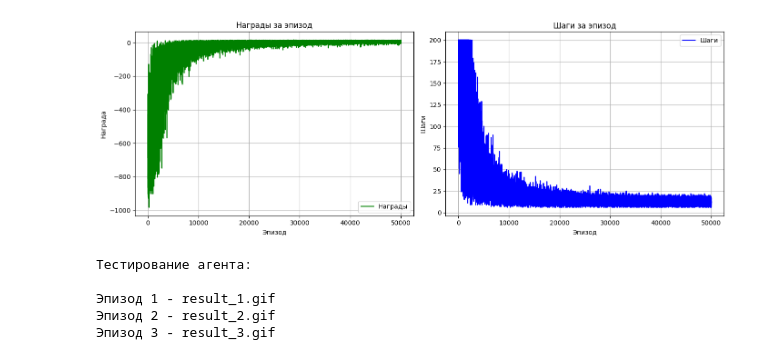
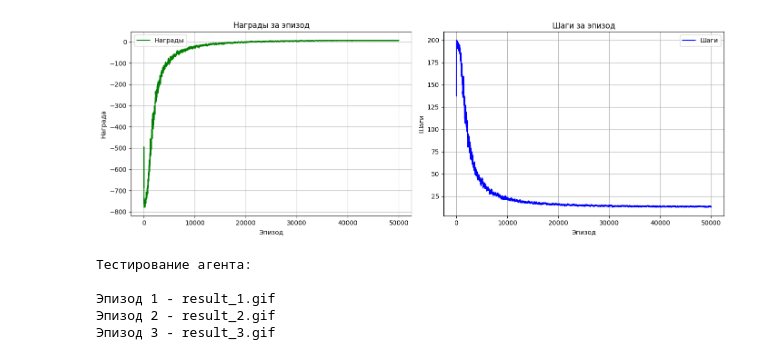
Before and after one commit to nikita488/DataSciencePro, a Jupyter notebook: src/HW5/HW5.ipynb, the cells around one changed output. Cells and saved outputs as stored; diff of their text form; code cells hidden in the pictures.

Commit message:
Smooth plot

```diff
--- a/src/HW5/HW5.ipynb
+++ b/src/HW5/HW5.ipynb
@@ -104,31 +104,56 @@ print(q_table)
  [14.29999958 11.86998714 14.29994814 17.          5.29999912  5.29999813]]
 # %%
 import matplotlib.pyplot as plt
+import math
+
+def smooth(scalars: list[float], weight: float) -> list[float]:
+    """
+    EMA implementation according to
+    https://github.com/tensorflow/tensorboard/blob/34877f15153e1a2087316b9952c931807a122aa7/tensorboard/components/vz_line_chart2/line-chart.ts#L699
+    """
+    last = 0
+    smoothed = []
+    num_acc = 0
+    for next_val in scalars:
+        last = last * weight + (1 - weight) * next_val
+        num_acc += 1
+        # de-bias
+        debias_weight = 1
+        if weight != 1:
+            debias_weight = 1 - math.pow(weight, num_acc)
+        smoothed_val = last / debias_weight
+        smoothed.append(smoothed_val)
+
+    return smoothed
+
+weight = 0.975
+rewards_per_episode_smooth = smooth(rewards_per_episode, weight)
+steps_per_episode_smooth = smooth(steps_per_episode, weight)
 
 plt.figure(figsize=(14, 5))
 
 # Средняя награда
 plt.subplot(1, 2, 1)
-plt.plot(range(episodes), rewards_per_episode, label="Награды", color="green")
+plt.plot(range(episodes), rewards_per_episode_smooth, label="Награды", color="green")
 plt.xlabel("Эпизод")
 plt.ylabel("Награда")
 plt.title("Награды за эпизод")
 plt.grid()
 plt.legend()
 
 # Среднее количество шагов
 plt.subplot(1, 2, 2)
-plt.plot(range(episodes), steps_per_episode, label="Шаги", color="blue")
+plt.plot(range(episodes), steps_per_episode_smooth, label="Шаги", color="blue")
 plt.xlabel("Эпизод")
 plt.ylabel("Шаги")
 plt.title("Шаги за эпизод")
 plt.grid()
 plt.legend()
 
 plt.tight_layout()
 plt.show()
 # %% [output]
-[figure, old version]
+[figure, new version]
 # %%
 import imageio
 
```
